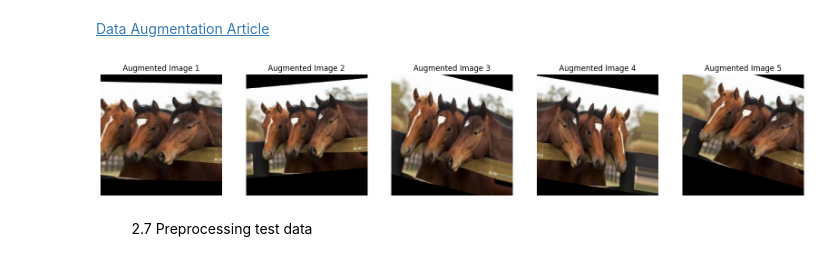
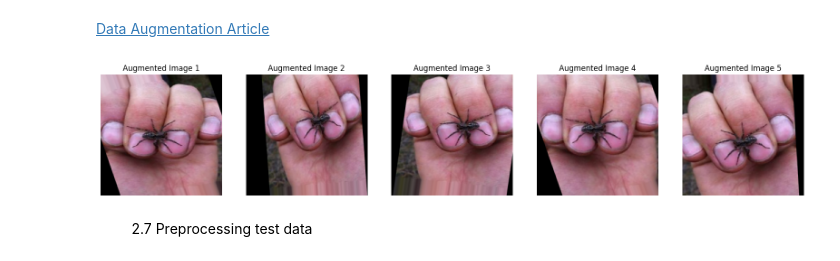
Before and after one commit to vickCoder7/animal_classification, a Jupyter notebook: animal_classification.ipynb, the cells around one changed output. Cells and saved outputs as stored; diff of their text form; code cells hidden in the pictures.

```diff
--- a/animal_classification.ipynb
+++ b/animal_classification.ipynb
@@ -237,22 +238,22 @@ train_datagen.fit(x_train)
 # %%
 # visualize the transformations made on a single image
 fig, axes = plt.subplots(1, 5, figsize=(20, 4))
-img = x_train[14] # choose a random image from the training set
+img = x_train[97] # choose a random image from the training set
 
 # reshape the image to (1, height, width, channels) as the generator expects a batch
 img = img.reshape((1,) + img.shape)
 
 # generate batches of augmented images
 augmented_images = train_datagen.flow(img)
 
 for i, ax in enumerate(axes.flat):
     # get the next augmented image
     augmented_image = next(augmented_images)[0].astype('uint8')
     ax.imshow(augmented_image)
     ax.axis('off')
     ax.set_title(f"Augmented Image {i+1}")
 # %% [output]
-[figure, old version]
+[figure, new version]
 # %% [markdown]
 &nbsp;&nbsp;&nbsp;&nbsp;&nbsp;&nbsp;&nbsp;&nbsp; 2.7 Preprocessing test data
 # %%
```
Also changed, not shown: parts of 13 cells of this notebook.
